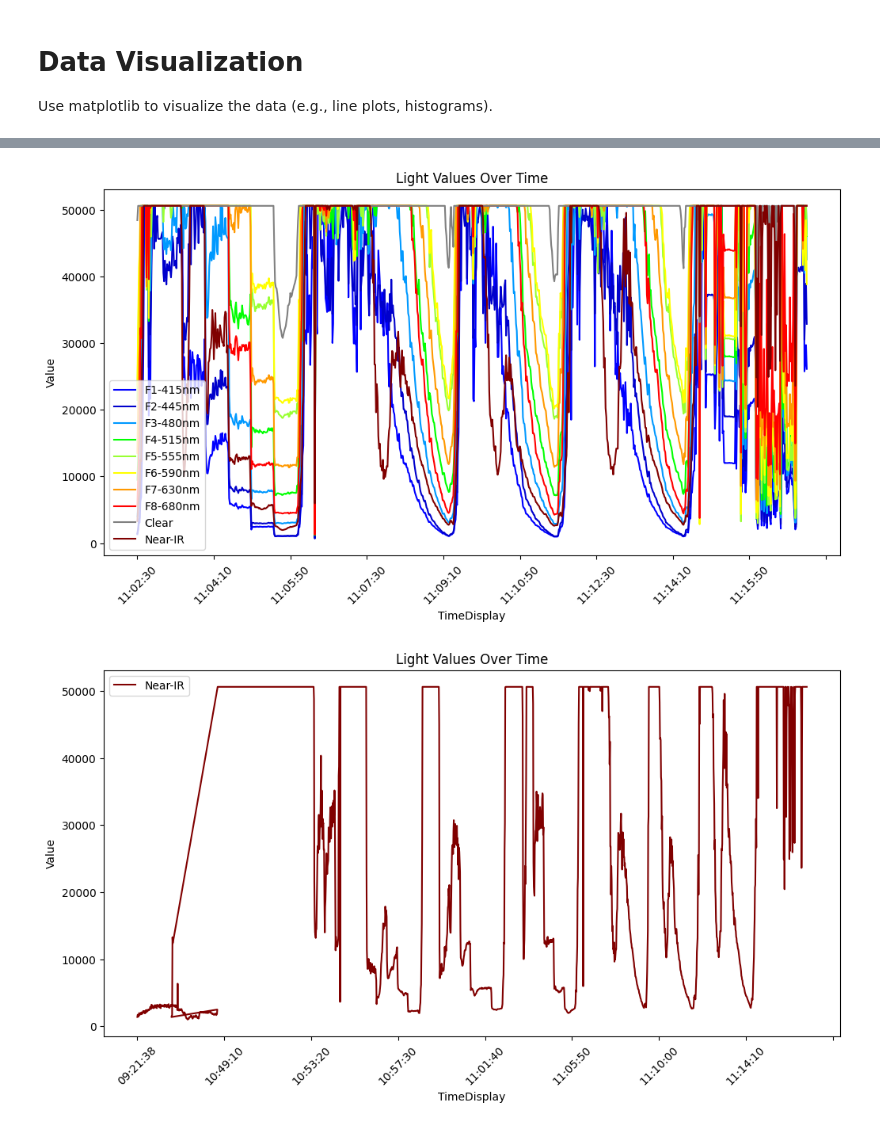
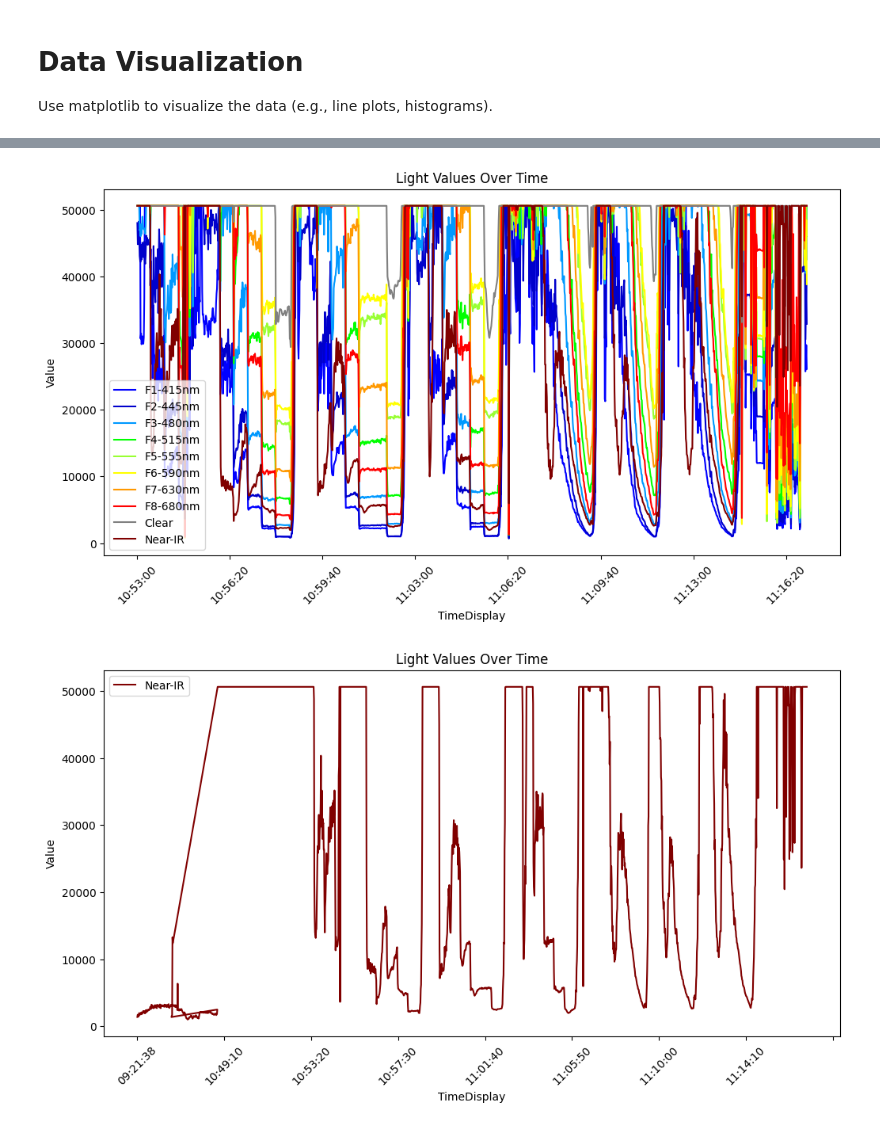
Before and after one commit to jongarrison/marine_sciences_data, a Jupyter notebook: kdupro/2025-04-16_disco_bay/Analysis.ipynb, the cells around one changed output, grey strips where cells are left out. Drawn from its saved outputs; the diff is of its cells as text; code cells hidden in the pictures.

Commit message:
Updating time window for color graph

```diff
--- a/kdupro/2025-04-16_disco_bay/Analysis.ipynb
+++ b/kdupro/2025-04-16_disco_bay/Analysis.ipynb
@@ -140,7 +140,7 @@ df['TimeStandard'] = pd.to_datetime(df['TIME'], format='%Y-%m-%dT%H:%M:%S:%fZ')
 df['TimeDisplay'] = pd.to_datetime(df['TimeStandard']).dt.strftime('%H:%M:%S')
 
 # Manually trim the rows to TimeDisplay values between start and end times
-dfplot = df[(df['TimeDisplay'] >= '11:02:30') & (df['TimeDisplay'] <= '11:18:00')]
+dfplot = df[(df['TimeDisplay'] >= '10:53:00') & (df['TimeDisplay'] <= '11:18:00')]
 
 
 # Line plot for the first column (assuming it's a timestamp)
@@ -179,4 +186,4 @@ plt.show()
-[figure, old version]
+[figure, new version]
 # %%
 def find_below_average_regions(df, column, time_column, min_time_width):
     """
```
Also changed, not shown: parts of 1 cell of this notebook.
